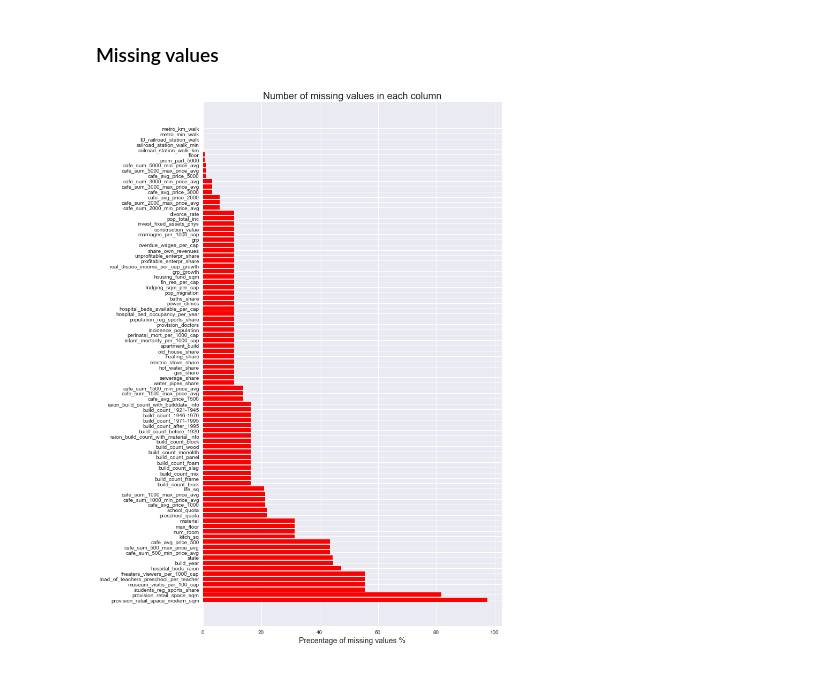
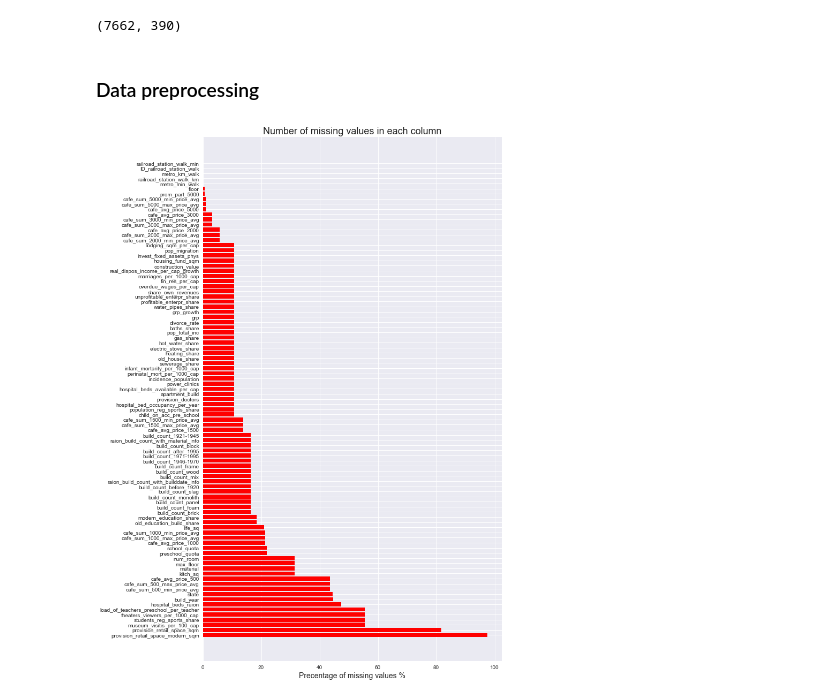
Before and after one commit to Chelimin/sberbank, a Jupyter notebook: MLND_Capstone_ Sberbank.ipynb, the cells around one changed output. Saved outputs shown, nothing was run; the diff lists cells and outputs as text; code cells hidden in the pictures.

```diff
--- a/MLND_Capstone_ Sberbank.ipynb
+++ b/MLND_Capstone_ Sberbank.ipynb
@@ -19,0 +12,4 @@ import xgboost as xgb
+# %%
+train = pd.read_csv('input/train.csv')
+test = pd.read_csv('input/test.csv')
+macro = pd.read_csv('input/macro.csv')
@@ -20,4 +24,4 @@ import xgboost as xgb
 # %%
-train_df = pd.read_csv("train.csv")
+train_df=pd.merge(macro, train)
 train_df.shape
 # %% [output]
@@ -82,19 +72,26 @@ all_df.price_log.plot(kind='density')
-# %% [markdown]
-### Missing values
+# %%
+test_df=pd.merge(macro, test)
+test_df.shape
+# %% [output]
+(7662, 390)
+# %% [markdown]
+### Data preprocessing
 # %%
-missing = all_df.isnull().sum(0).reset_index()
+#missing values in train_df
+
+missing = train_df.isnull().sum(0).reset_index()
 missing.columns = ['column', 'count']
 missing = missing.sort_values(by = 'count', ascending = False).loc[missing['count'] > 0]
-missing['percentage'] = missing['count'] / float(all_df.shape[0]) * 100
+missing['percentage'] = missing['count'] / float(train_df.shape[0]) * 100
 ind = np.arange(missing.shape[0])
 width = 0.9
 fig, ax = plt.subplots(figsize=(10,18))
 rects = ax.barh(ind, missing.percentage.values, color='r')
 ax.set_yticks(ind)
 ax.set_yticklabels(missing.column.values, rotation='horizontal')
 ax.set_xlabel("Precentage of missing values %", fontsize = 14)
 ax.set_title("Number of missing values in each column", fontsize = 18)
 plt.show()
 # %% [output]
-[figure, old version]
+[figure, new version]
 # %%
```
Also changed, not shown: parts of 88 cells of this notebook, 3 other files.
